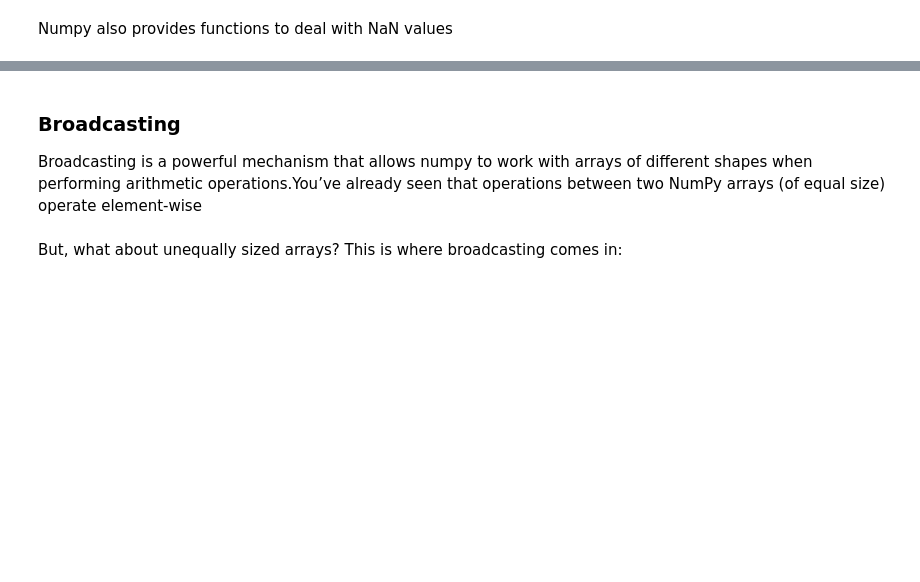
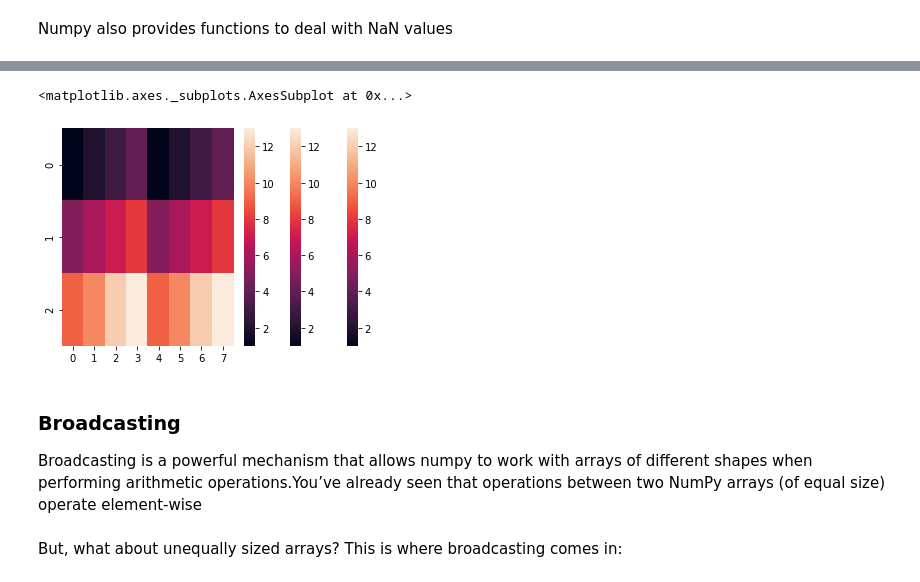
Before and after one commit to makangd/python, a Jupyter notebook: 02_DataAnalysis.ipynb, the cells around one changed output, grey strips where cells are left out. Saved outputs shown, nothing was run; the diff lists cells and outputs as text; code cells hidden in the pictures; blank space fills up the shorter version.

```diff
--- a/02_DataAnalysis.ipynb
+++ b/02_DataAnalysis.ipynb
@@ -360,21 +450,24 @@ sns.heatmap(a)
 # %%
 # Transpose
-#ns.heatmap(a.T)
+sns.heatmap(a.T)
 
 # Tiling
-#sns.heatmap(np.tile(a,(2,2)))
+sns.heatmap(np.tile(a,(2,2)))
 
 # Reshaping
 #sns.heatmap(np.reshape(a, (4,3)))
 
 # Concatenate
-#sns.heatmap(np.concatenate((a,a),axis=1) )
+sns.heatmap(np.concatenate((a,a),axis=1) )
 
 # Stack arrays vertically (row-wise)
 #sns.heatmap(np.vstack((a,a)))
 
 # Stack arrays horizontal
 #fstack = np.hstack((a,a))
+# %% [output]
+<matplotlib.axes._subplots.AxesSubplot at 0x...>
+[figure, added]
 # %% [markdown]
 ### Broadcasting
 Broadcasting is a powerful mechanism that allows numpy to work with arrays of different shapes when performing arithmetic operations.You’ve already seen that operations between two NumPy arrays (of equal size) operate element-wise
```
Also changed, not shown: parts of 73 cells of this notebook, 19 other files.
